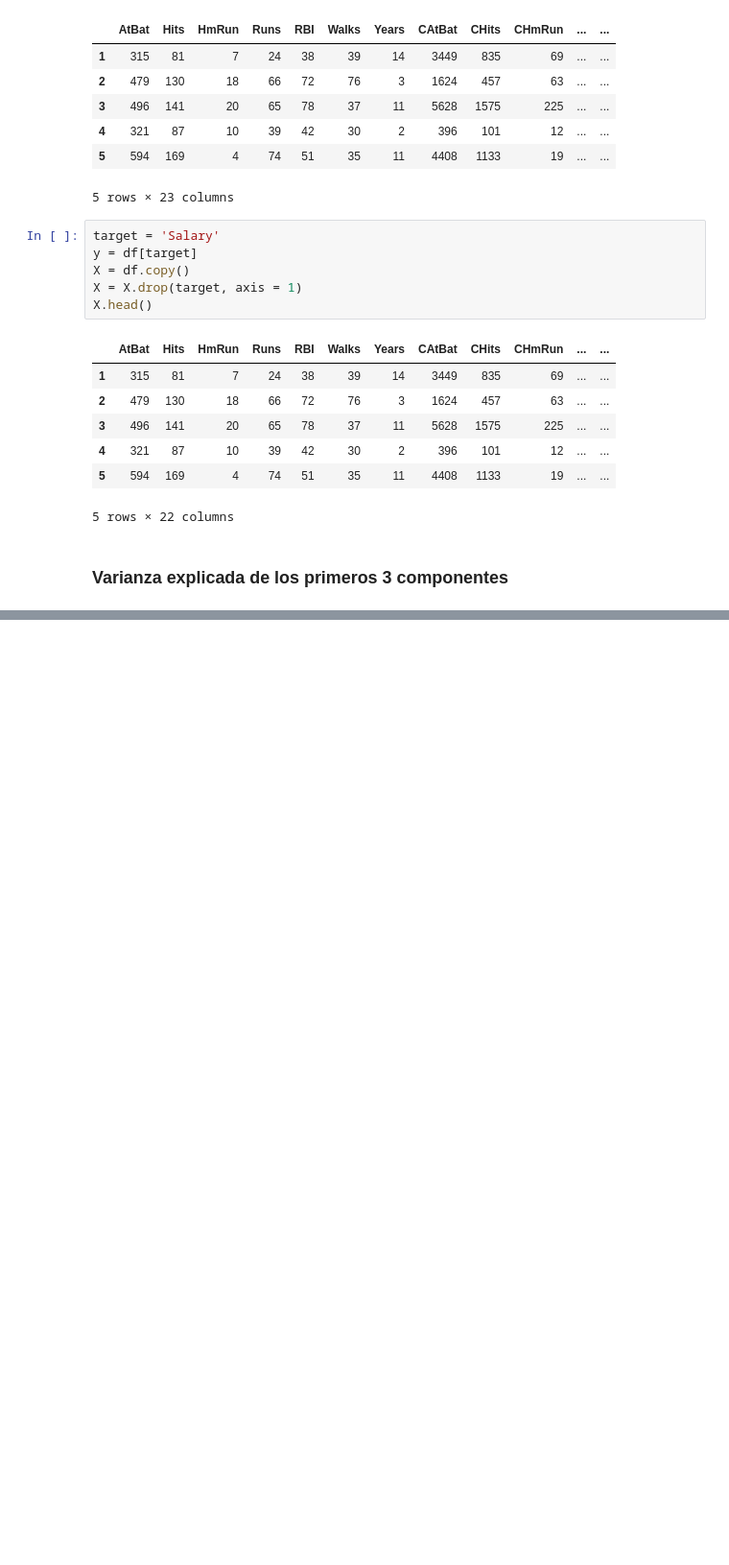
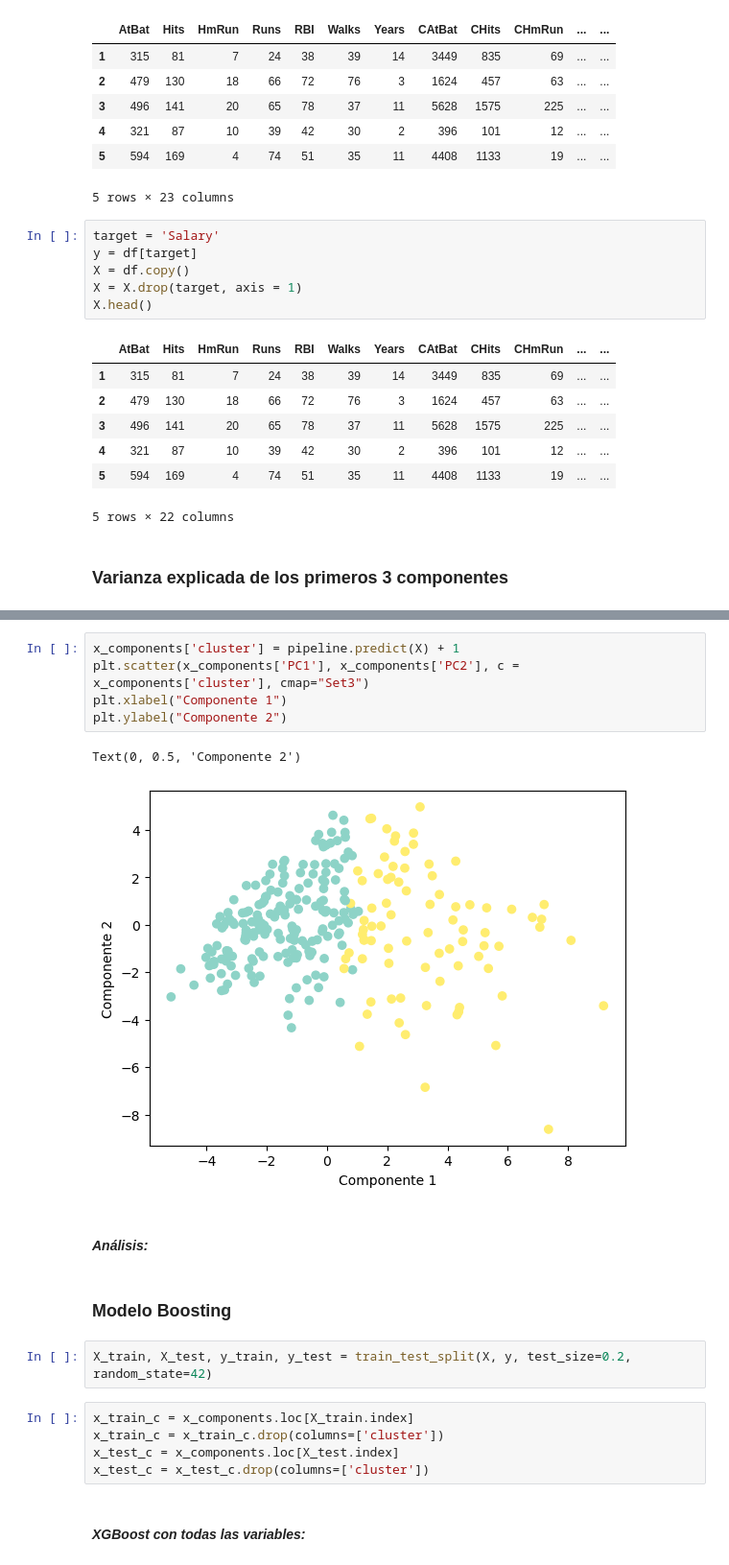
Before and after one commit to arantzaghg/lab_aprendizaje_estadistico, a Jupyter notebook: Tarea PCA- Arantza Gomez Haro Gamboa.ipynb, the cells around one changed output, grey strips where cells are left out. Shown at 96% size. Cells and saved outputs as stored; diff of their text form; blank space fills up the shorter version.

```diff
--- a/Tarea PCA- Arantza Gomez Haro Gamboa.ipynb
+++ b/Tarea PCA- Arantza Gomez Haro Gamboa.ipynb
@@ -58,0 +124,21 @@ X.head()
+# %%
+x_components['cluster'] = pipeline.predict(X) + 1
+plt.scatter(x_components['PC1'], x_components['PC2'], c = x_components['cluster'], cmap="Set3")
+plt.xlabel("Componente 1")
+plt.ylabel("Componente 2")
+# %% [output]
+Text(0, 0.5, 'Componente 2')
+[figure, added]
+# %% [markdown]
+#### *Análisis:*
+# %% [markdown]
+### **Modelo Boosting**
+# %%
+X_train, X_test, y_train, y_test = train_test_split(X, y, test_size=0.2, random_state=42)
+# %%
+x_train_c = x_components.loc[X_train.index]
+x_train_c = x_train_c.drop(columns=['cluster'])
+x_test_c = x_components.loc[X_test.index]
+x_test_c = x_test_c.drop(columns=['cluster'])
+# %% [markdown]
+#### *XGBoost con todas las variables:*
```
Also changed, not shown: parts of 12 cells of this notebook.
